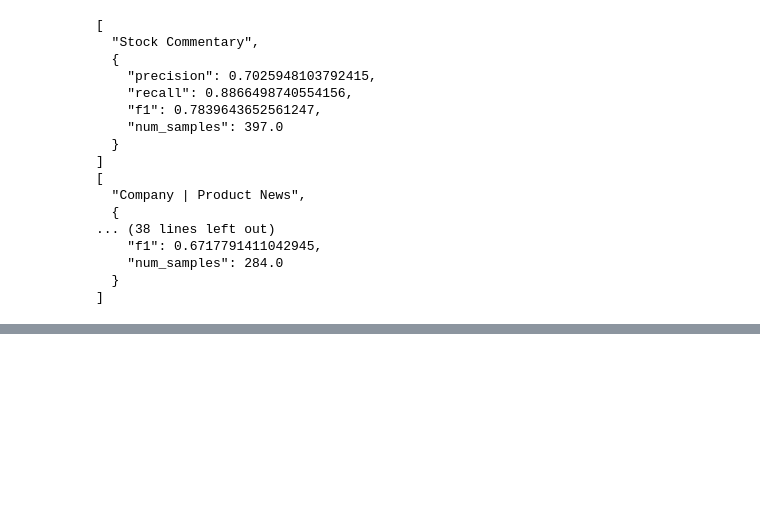
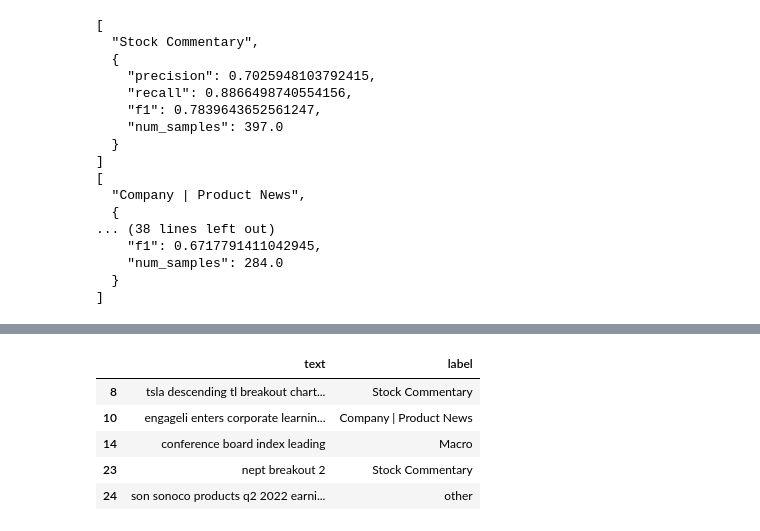
Before and after one commit to AymSa/mlops-tweet-finance, a Jupyter notebook: notebooks/FinBirdAI.ipynb, the cells around one changed output, grey strips where cells are left out. Saved outputs shown, nothing was run; the diff lists cells and outputs as text; code cells hidden in the pictures; blank space fills up the shorter version.

```diff
--- a/notebooks/FinBirdAI.ipynb
+++ b/notebooks/FinBirdAI.ipynb
@@ -1191,0 +1355,16 @@ for item in sorted_tags_by_f1.items():
+# %%
+@slicing_function()
+def short_text(x):
+    """Projects with short titles and descriptions."""
+    return len(x.text.split()) < 8  # less than 8 words
+
+short_text_df = slice_dataframe(test_df, short_text)
+# %%
+short_text_df.head()
+# %% [output]
+|  | text | label |
+| 8 | tsla descending tl breakout chart... | Stock Commentary |
+| 10 | engageli enters corporate learnin... | Company | Product News |
+| 14 | conference board index leading | Macro |
+| 23 | nept breakout 2 | Stock Commentary |
+| 24 | son sonoco products q2 2022 earni... | other |
```
Also changed, not shown: parts of 33 cells of this notebook, 1 other file.
